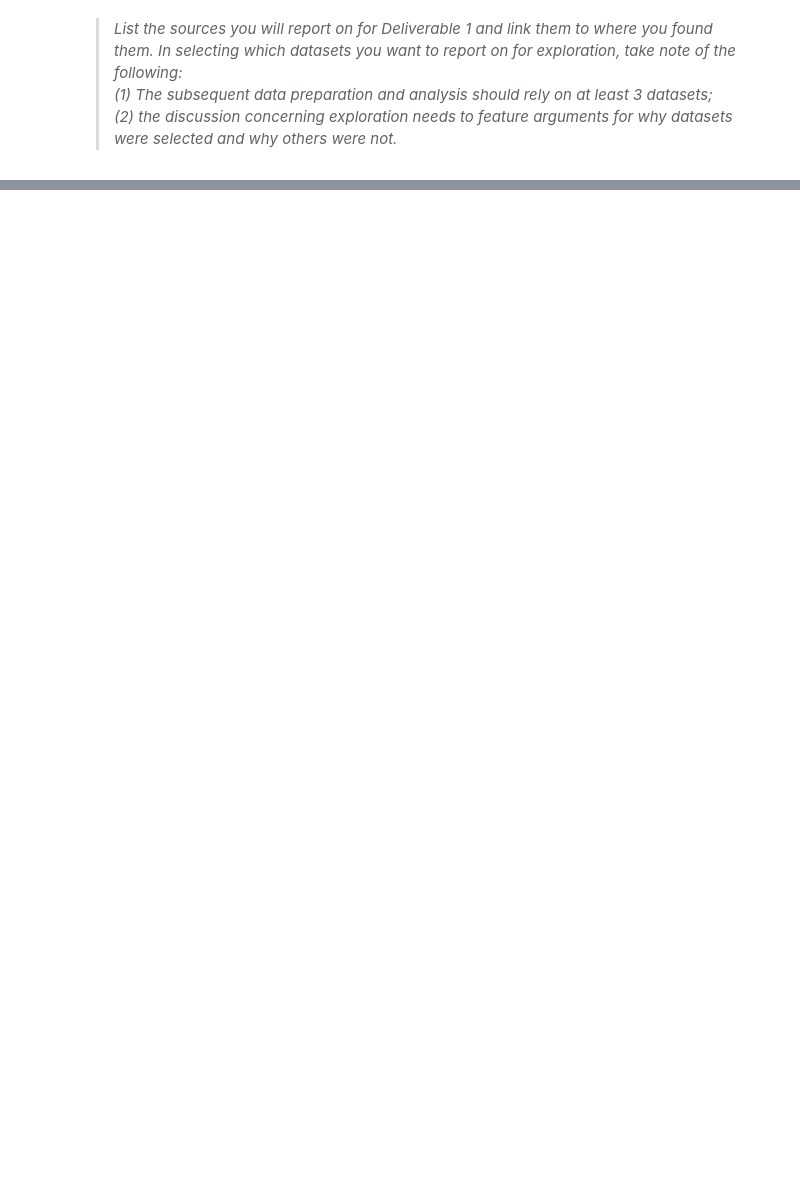
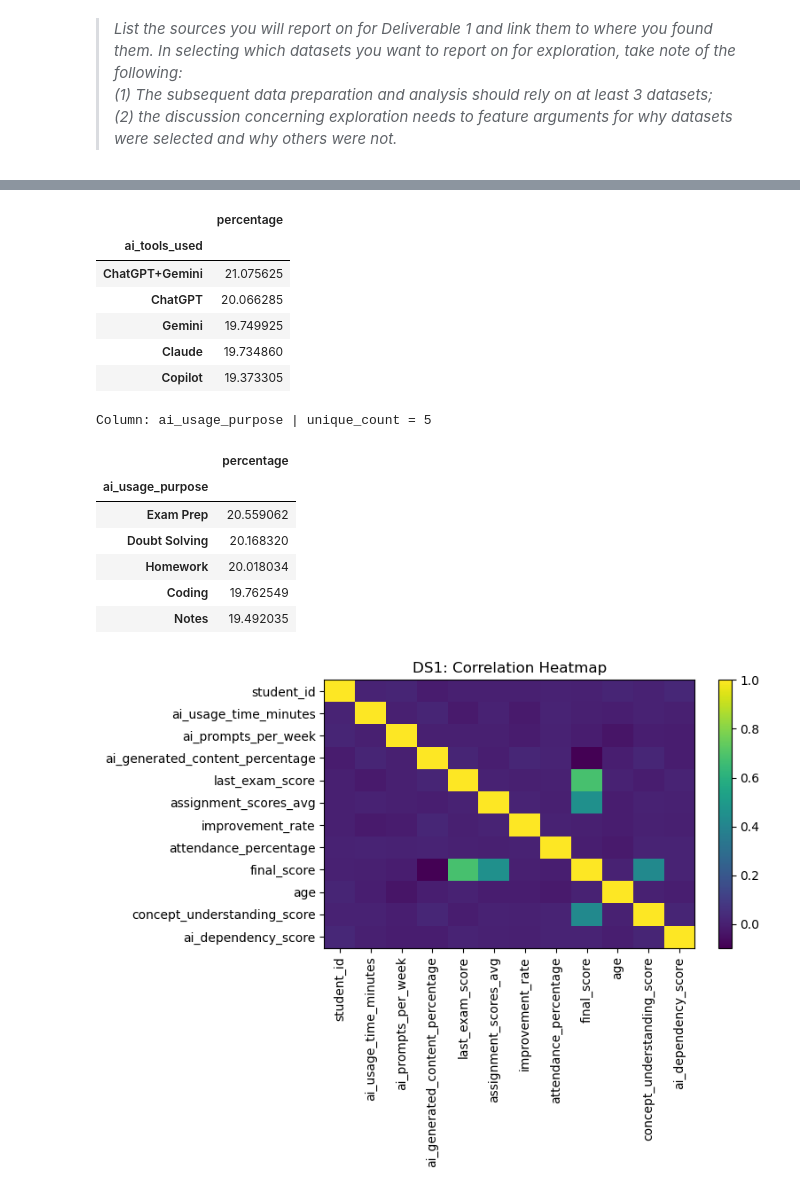
Before and after one commit to stevennoctavianus/sc3021-sdac-grp3, a Jupyter notebook: project.ipynb, the cells around one changed output, grey strips where cells are left out. Drawn from its saved outputs; the diff is of its cells as text; code cells hidden in the pictures; blank space fills up the shorter version.

```diff
--- a/project.ipynb
+++ b/project.ipynb
@@ -971,0 +307,64 @@ list(ds4.columns)
+# %%
+# -----------------------------
+# DS1 Missing Values
+# -----------------------------
+print("\n" + "="*70)
+print("DS1 — Missing Values")
+print("="*70)
+display(missing_profile(ds1).head(10))
+
+# -----------------------------
+# DS1 Duplicates
+# -----------------------------
+print("\n" + "="*70)
+print("DS1 — Duplicates")
+print("="*70)
+print(duplicate_profile(ds1))
+
+# -----------------------------
+# DS1 Categorical Profile
+# -----------------------------
+print("\n" + "="*70)
+print("DS1 — Categorical Profile")
+print("="*70)
+
+cat_prof = categorical_profile(ds1, top_k=5)
+if len(cat_prof) == 0:
+    print("No categorical columns found.")
+else:
+    shown = 0
+    for col, info in cat_prof.items():
+        print(f"\nColumn: {col} | unique_count = {info['unique_count']}")
+        display(info["top_values_pct"])
+        shown += 1
+        if shown >= 4:   # show first 4 categorical columns
+            break
+
+# -----------------------------
+# DS1 Correlation Plot
+# -----------------------------
+def correlation_plot(df: pd.DataFrame, title: str = "", max_cols: int = 12):
+    num = df.select_dtypes(include=[np.number])
+
+    if num.shape[1] < 2:
+        print("Not enough numeric columns for correlation plot.")
+        return
+
+    if num.shape[1] > max_cols:
+        stds = num.std(numeric_only=True).sort_values(ascending=False)
+        keep = stds.head(max_cols).index
+        num = num[keep]
+
+    corr = num.corr(numeric_only=True)
+
+    plt.figure(figsize=(8, 6))
+    plt.imshow(corr, aspect="auto")
+    plt.colorbar()
+    plt.xticks(range(len(corr.columns)), corr.columns, rotation=90)
+    plt.yticks(range(len(corr.index)), corr.index)
+    plt.title(title or "Correlation heatmap")
+    plt.tight_layout()
+    plt.show()
+
+correlation_plot(ds1, title="DS1: Correlation Heatmap", max_cols=12)
+# %% [output]
@@ -971,0 +409,16 @@ list(ds4.columns)
+|  | percentage |
+| ai_tools_used |  |
+| ChatGPT+Gemini | 21.075625 |
+| ChatGPT | 20.066285 |
+| Gemini | 19.749925 |
+| Claude | 19.734860 |
+| Copilot | 19.373305 |
+Column: ai_usage_purpose | unique_count = 5
+|  | percentage |
+| ai_usage_purpose |  |
+| Exam Prep | 20.559062 |
+| Doubt Solving | 20.168320 |
+| Homework | 20.018034 |
+| Coding | 19.762549 |
+| Notes | 19.492035 |
+[figure, added]
```
Also changed, not shown: parts of 171 cells of this notebook, 3 other files.
